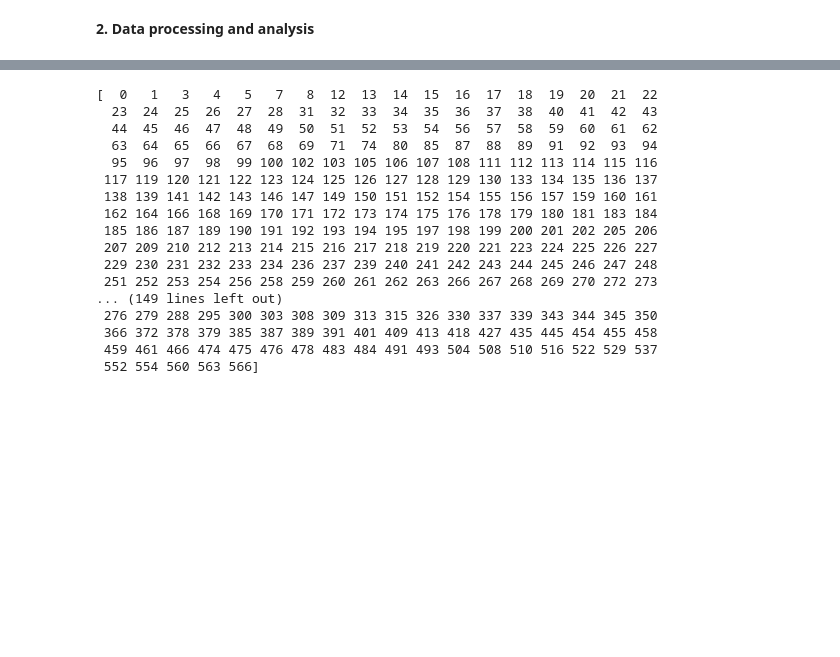
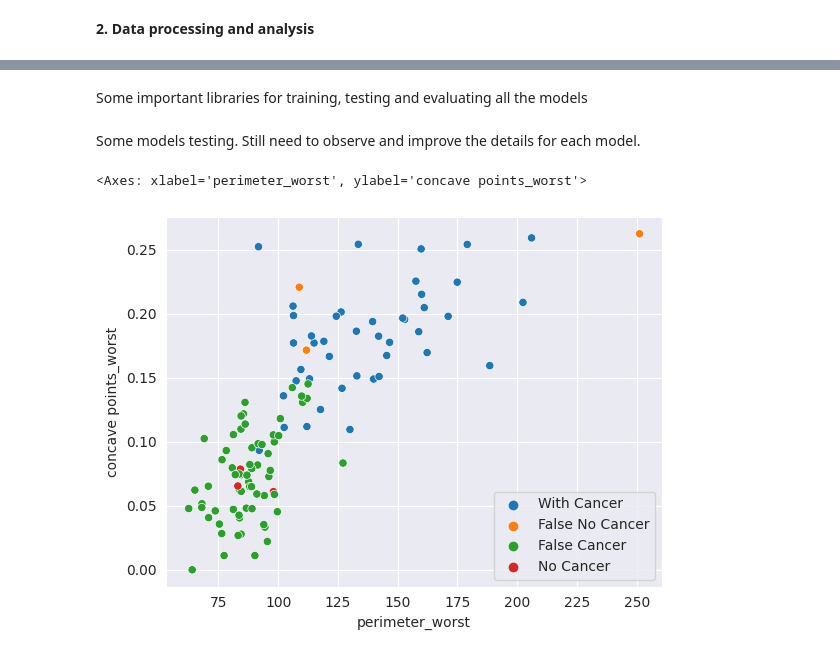
Before and after one commit to matiasfreitas/IA_Project_2, a Jupyter notebook: main.ipynb, the cells around one changed output, grey strips where cells are left out. Saved outputs shown, nothing was run; the diff lists cells and outputs as text; code cells hidden in the pictures; blank space fills up the shorter version.

Commit message:
Models are created. Still need to deal with measurements and details for each model.

```diff
--- a/main.ipynb
+++ b/main.ipynb
@@ -177,24 +177,2 @@ file
-# %%
-from sklearn.model_selection import KFold
-kf = KFold(n_splits=5, shuffle = True, random_state = 42)
-for train_index, test_index in kf.split(file):
-    print(train_index)
-    print(test_index)
-# %% [output]
-[  0   1   3   4   5   7   8  12  13  14  15  16  17  18  19  20  21  22
-  23  24  25  26  27  28  31  32  33  34  35  36  37  38  40  41  42  43
-  44  45  46  47  48  49  50  51  52  53  54  56  57  58  59  60  61  62
-  63  64  65  66  67  68  69  71  74  80  85  87  88  89  91  92  93  94
-  95  96  97  98  99 100 102 103 105 106 107 108 111 112 113 114 115 116
- 117 119 120 121 122 123 124 125 126 127 128 129 130 133 134 135 136 137
- 138 139 141 142 143 146 147 149 150 151 152 154 155 156 157 159 160 161
- 162 164 166 168 169 170 171 172 173 174 175 176 178 179 180 181 183 184
- 185 186 187 189 190 191 192 193 194 195 197 198 199 200 201 202 205 206
- 207 209 210 212 213 214 215 216 217 218 219 220 221 223 224 225 226 227
- 229 230 231 232 233 234 236 237 239 240 241 242 243 244 245 246 247 248
- 251 252 253 254 256 258 259 260 261 262 263 266 267 268 269 270 272 273
-... (149 lines left out)
- 276 279 288 295 300 303 308 309 313 315 326 330 337 339 343 344 345 350
- 366 372 378 379 385 387 389 391 401 409 413 418 427 435 445 454 455 458
- 459 461 466 474 475 476 478 483 484 491 493 504 508 510 516 522 529 537
- 552 554 560 563 566]
+# %% [markdown]
+Some important libraries for training, testing and evaluating all the models
@@ -200,0 +183,29 @@ for train_index, test_index in kf.split(file):
+# %% [markdown]
+Some models testing. Still need to observe and improve the details for each model.
+# %%
+from sklearn.linear_model import LogisticRegression
+
+kf = KFold(n_splits=5, shuffle = True, random_state = 42)
+model = LogisticRegression(solver='liblinear', random_state=42)
+
+X_file, Y_file = file.drop("diagnosis", axis=1), file["diagnosis"]
+
+for train_index, test_index in kf.split(file):
+
+    x_train, y_train = X_file.iloc[ train_index], Y_file.iloc[ train_index]
+    trained_model = model.fit(x_train, y_train)
+
+    x_test, y_test = X_file.iloc[test_index], Y_file.iloc[test_index]
+    y_prediction = trained_model.predict(x_test)
+
+
+    y_corrects = ["With Cancer" if y_pred == y_real and y_pred == 1
+                  else "No Cancer" if y_pred == y_real and y_pred == 0
+                  else "False No Cancer" if y_pred == 0
+                  else "False Cancer"
+                  for y_pred, y_real in zip(y_prediction, y_test) ]
+
+sns.scatterplot(x = x_test['perimeter_worst'], y = x_test['concave points_worst'], hue = y_corrects)
+# %% [output]
+<Axes: xlabel='perimeter_worst', ylabel='concave points_worst'>
+[figure, added]
```
Also changed, not shown: parts of 8 cells of this notebook.
